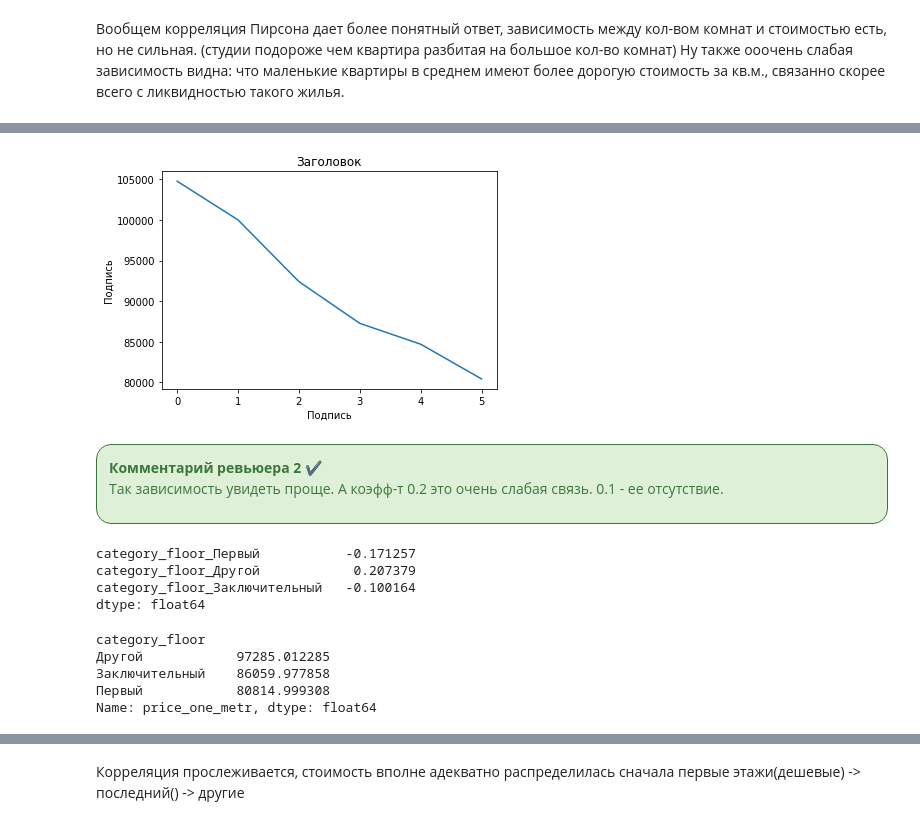
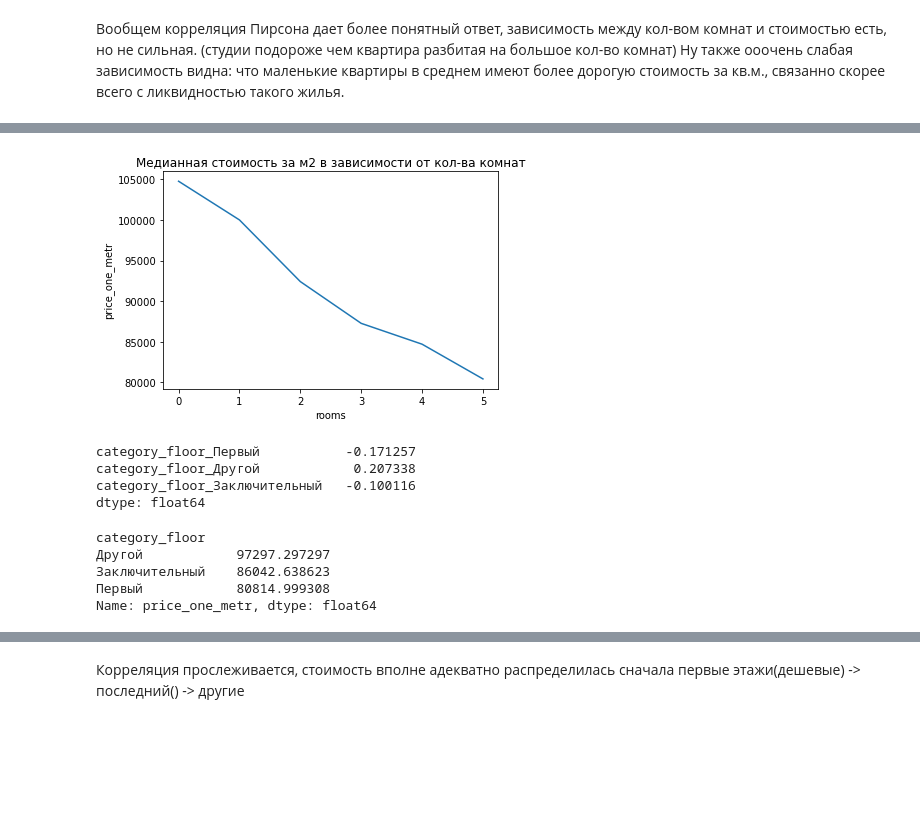
Before and after one commit to mangustik228/project_ds_3, a Jupyter notebook: project_3.ipynb, the cells around one changed output, grey strips where cells are left out. Drawn from its saved outputs; the diff is of its cells as text; code cells hidden in the pictures; blank space fills up the shorter version.

```diff
--- a/project_3.ipynb
+++ b/project_3.ipynb
@@ -403,11 +231,9 @@ len(test_df[df['floor'] == df['floors_total']])
 # %% [output]
 3361
 # %%
-# Функция которая принимает строку df, если отсутствует значение общего кол-ва высоты здания, то с шансом соответствующим
-# проценту последних этажей возвращает такое же количество этажей сколько в зданий, в противном случае прибавляет от одного до 5 этажей,
-# можно было поставить сколько угодно, т.к. только именно факт последнего этажа играет в нашем ислледовании
-
 def check_floor(row):
+    '''Функция которая принимает строку df, если отсутствует значение общего кол-ва высоты здания, то с шансом соответствующим проценту последних этажей возвращает такое же количество этажей сколько в зданий, в противном случае прибавляет от одного до 5 этажей, можно было поставить сколько угодно, т.к. только именно факт последнего этажа играет в нашем ислледовании
+    '''
     if pd.notna(row['floors_total']):
         return row['floors_total']
     if random() > 3361/23613:
@@ -847,22 +547,11 @@ df.plot(y='price_one_metr', x='total_area', kind='scatter', alpha=0.02, ylim=(25
 # %%
-# КОД РЕВЬЮЕРА
-
-
 df.groupby('rooms')['price_one_metr'].median().plot()
-
-
-plt.title('Заголовок')
-plt.xlabel('Подпись')
-plt.ylabel('Подпись')
+plt.title('Медианная стоимость за м2 в зависимости от кол-ва комнат')
+plt.xlabel('rooms')
+plt.ylabel('price_one_metr')
 plt.show()
 # %% [output]
-[figure, old version]
+[figure, new version]
-# %% [markdown]
-<div class="alert alert-success" style="border-radius: 15px; box-shadow: 4px 4px 4px; border: 1px solid">
-<b> Комментарий ревьюера 2 ✔️</b>
-
-Так зависимость увидеть проще. А коэфф-т 0.2 это очень слабая связь. 0.1 - ее отсутствие.
-</div>
 # %%
 df_test = df.copy()
 # %%
@@ -875,15 +564,15 @@ df_test[['category_floor_Первый',
 #     'category_floor_Другой', 'category_floor_Заключительный']].corrwith(df.price_one_metr)
 # %% [output]
 category_floor_Первый           -0.171257
-category_floor_Другой            0.207379
-category_floor_Заключительный   -0.100164
+category_floor_Другой            0.207338
+category_floor_Заключительный   -0.100116
 dtype: float64
 # %%
 df.groupby('category_floor')['price_one_metr'].median()
 # %% [output]
 category_floor
-Другой            97285.012285
-Заключительный    86059.977858
+Другой            97297.297297
+Заключительный    86042.638623
 Первый            80814.999308
 Name: price_one_metr, dtype: float64
 # %%
```
Also changed, not shown: parts of 83 cells of this notebook, 1 other file.
